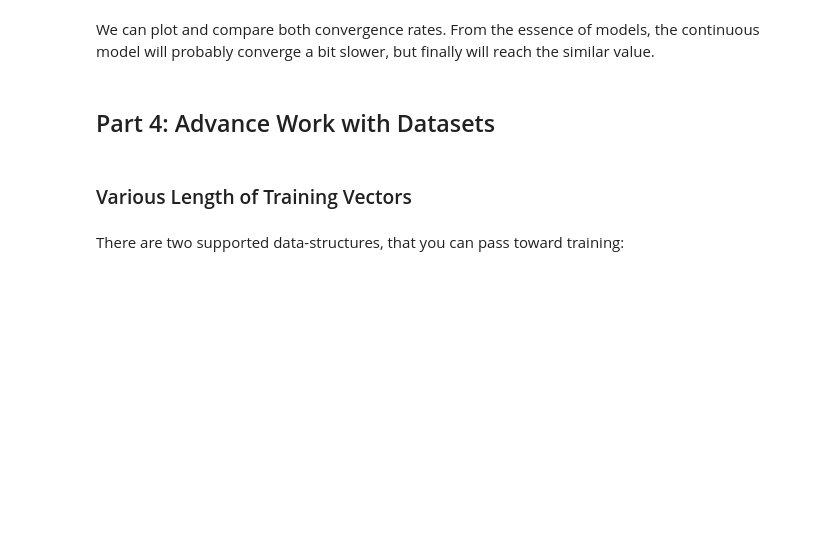
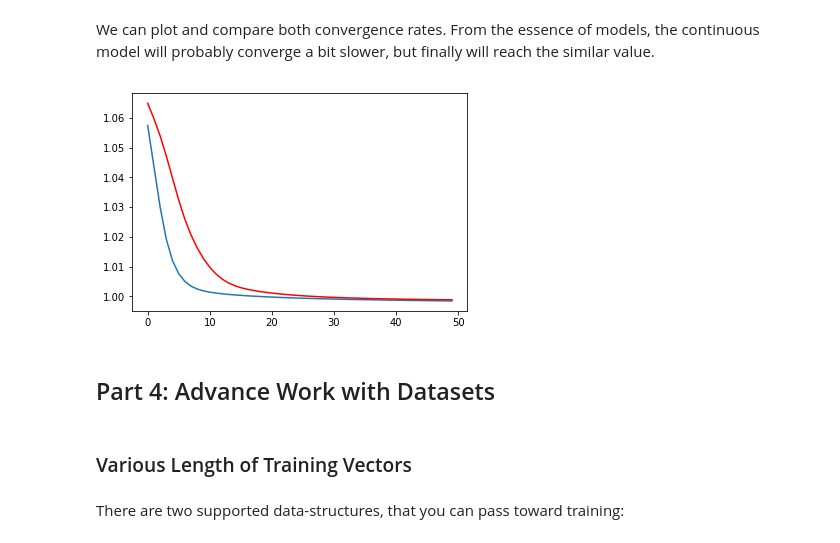
Before and after one commit to lopatovsky/HMMs, a Jupyter notebook: CT-HMM.ipynb, the cells around one changed output. Cells and saved outputs as stored; diff of their text form; code cells hidden in the pictures; blank space fills up the shorter version.

```diff
--- a/CT-HMM.ipynb
+++ b/CT-HMM.ipynb
@@ -387,9 +473,11 @@ outd,outc
 We can plot and compare both convergence rates. From the essence of models, the continuous model will probably  converge a bit slower, but finally will reach the similar value.
 # %%
 plt.plot( outd[1:] / dreal  )
-plt.plot( outc[1:] / dreal  )
+plt.plot( outc[1:] / dreal, color="red"  )
 #plt.savefig('my_plot.svg')  #Optional save the figure
 plt.show()
+# %% [output]
+[figure, added]
 # %% [markdown]
 <a id='dataset'></a>
 ## Part 4: Advance Work with Datasets
```
Also changed, not shown: parts of 8 cells of this notebook, 3 other files.
